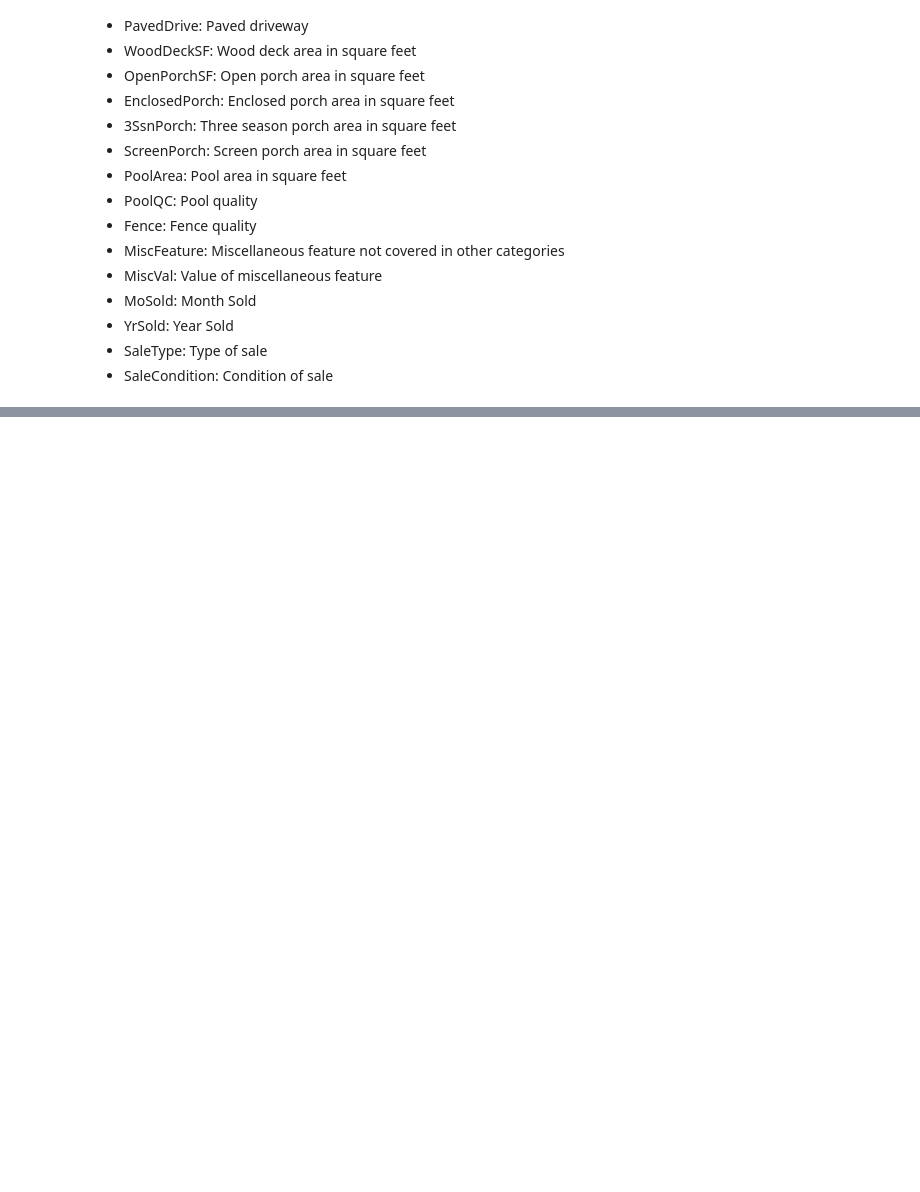
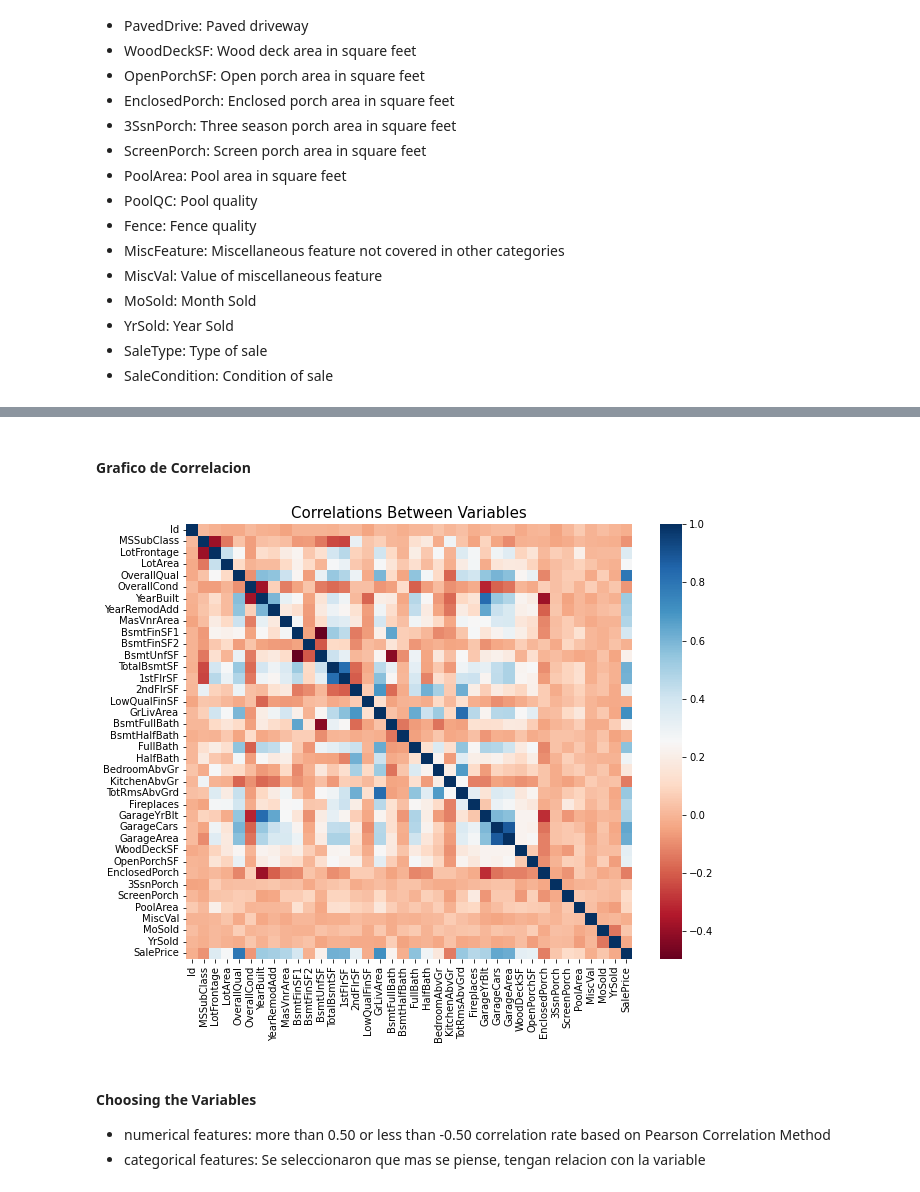
Before and after one commit to Rafa-77/Data-Analysis, a Jupyter notebook: 03 - Housing Price Prediction/HousePPredictionmain.ipynb, the cells around one changed output, grey strips where cells are left out. Cells and saved outputs as stored; diff of their text form; code cells hidden in the pictures; blank space fills up the shorter version.

```diff
--- a/03 - Housing Price Prediction/HousePPredictionmain.ipynb
+++ b/03 - Housing Price Prediction/HousePPredictionmain.ipynb
@@ -104,3 +104,7 @@ from sklearn.ensemble import RandomForestRegressor
 from sklearn.svm import SVR
 from xgboost import XGBRegressor
 from sklearn.preprocessing import PolynomialFeatures
+# %%
+# import data
+df = pd.read_csv("./train.csv")
+df.head()
@@ -106,0 +166,14 @@ from sklearn.preprocessing import PolynomialFeatures
+# %% [markdown]
+#### Grafico de Correlacion
+# %%
+plt.figure(figsize=(10,8))
+sns.heatmap(df.corr(), cmap="RdBu")
+plt.title("Correlations Between Variables", size=15)
+plt.show()
+# %% [output]
+[figure, added]
+# %% [markdown]
+#### Choosing the Variables
+
+* numerical features: more than 0.50 or less than -0.50 correlation rate based on Pearson Correlation Method
+* categorical features: Se seleccionaron que mas se piense, tengan relacion con la variable
```
Also changed, not shown: parts of 35 cells of this notebook.
